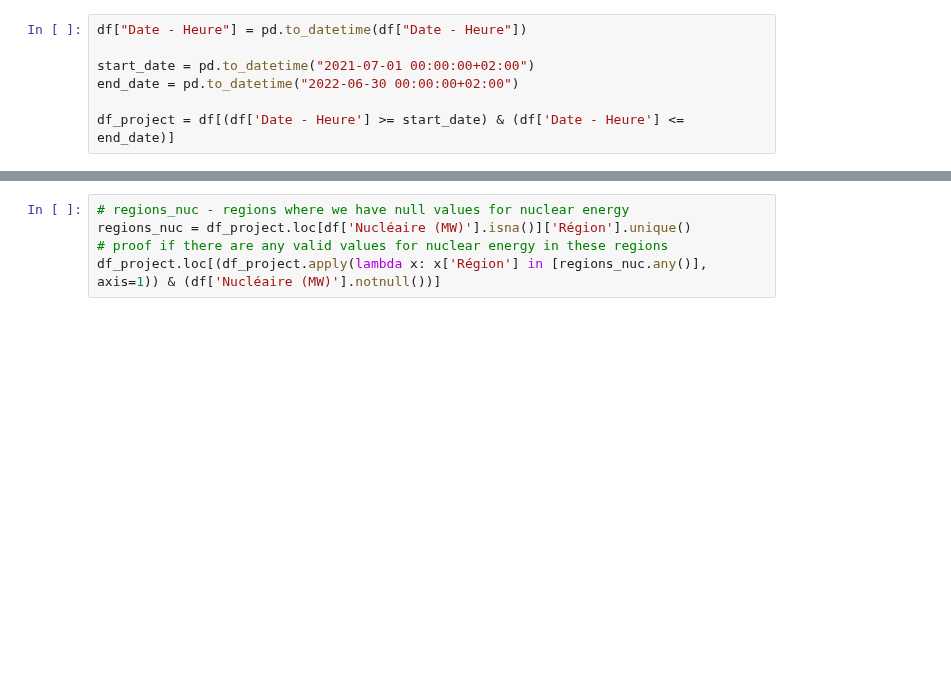
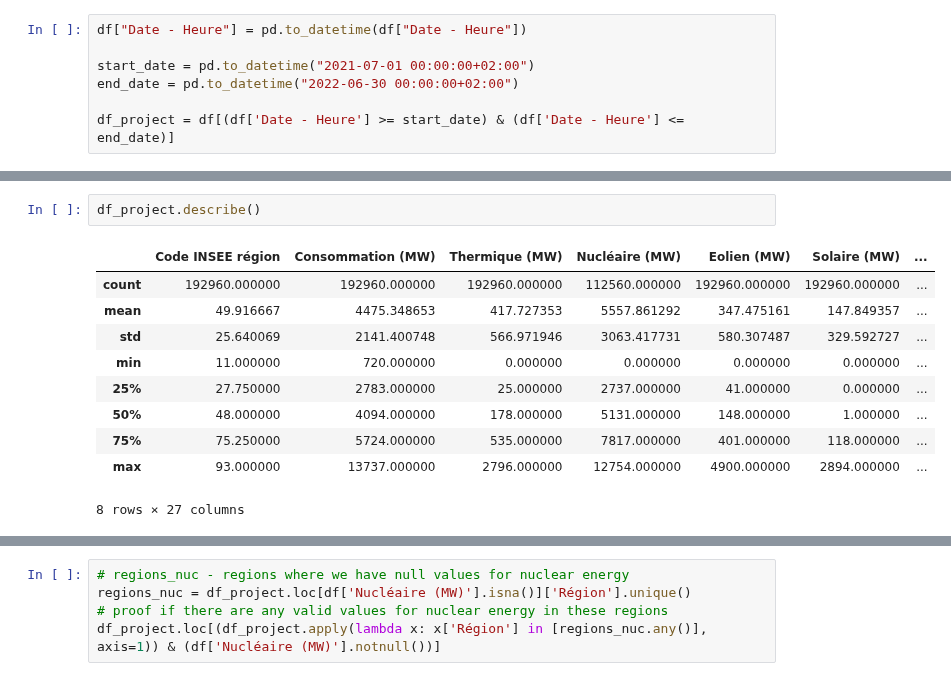
Before and after one commit to ergunes/dataproject, a Jupyter notebook: Energy Project Reference Notebook.ipynb, the cells around one changed output, grey strips where cells are left out. Drawn from its saved outputs; the diff is of its cells as text; blank space fills up the shorter version.

```diff
--- a/Energy Project Reference Notebook.ipynb
+++ b/Energy Project Reference Notebook.ipynb
@@ -156,0 +141,13 @@ dtype: int64
+# %%
+df_project.describe()
+# %% [output]
+|  | Code INSEE région | Consommation (MW) | Thermique (MW) | Nucléaire (MW) | Eolien (MW) | Solaire (MW) | ... |
+| count | 192960.000000 | 192960.000000 | 192960.000000 | 112560.000000 | 192960.000000 | 192960.000000 | ... |
+| mean | 49.916667 | 4475.348653 | 417.727353 | 5557.861292 | 347.475161 | 147.849357 | ... |
+| std | 25.640069 | 2141.400748 | 566.971946 | 3063.417731 | 580.307487 | 329.592727 | ... |
+| min | 11.000000 | 720.000000 | 0.000000 | 0.000000 | 0.000000 | 0.000000 | ... |
+| 25% | 27.750000 | 2783.000000 | 25.000000 | 2737.000000 | 41.000000 | 0.000000 | ... |
+| 50% | 48.000000 | 4094.000000 | 178.000000 | 5131.000000 | 148.000000 | 1.000000 | ... |
+| 75% | 75.250000 | 5724.000000 | 535.000000 | 7817.000000 | 401.000000 | 118.000000 | ... |
+| max | 93.000000 | 13737.000000 | 2796.000000 | 12754.000000 | 4900.000000 | 2894.000000 | ... |
+8 rows × 27 columns
```
Also changed, not shown: parts of 20 cells of this notebook.
